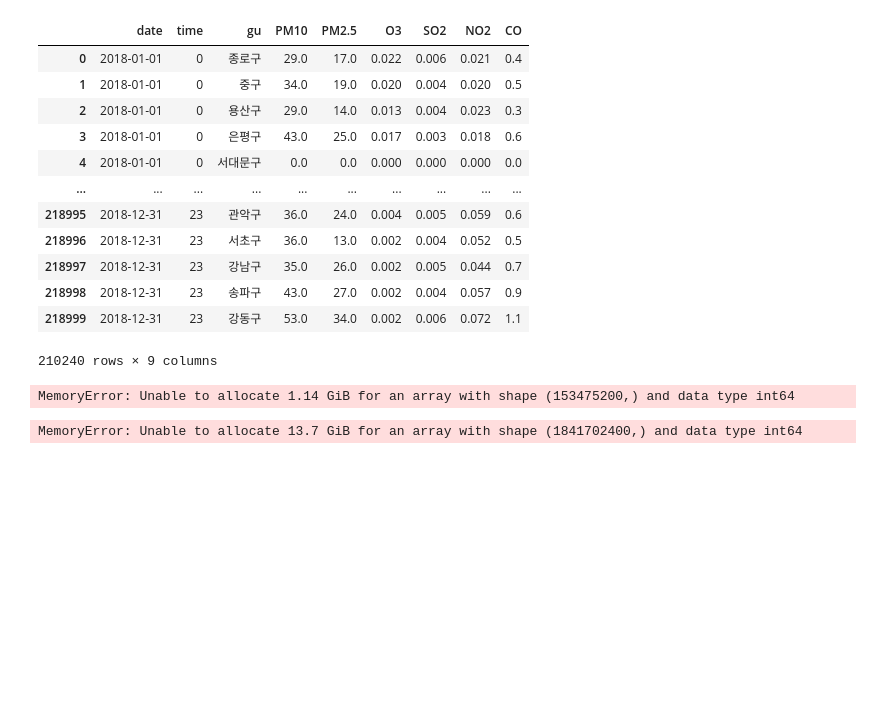
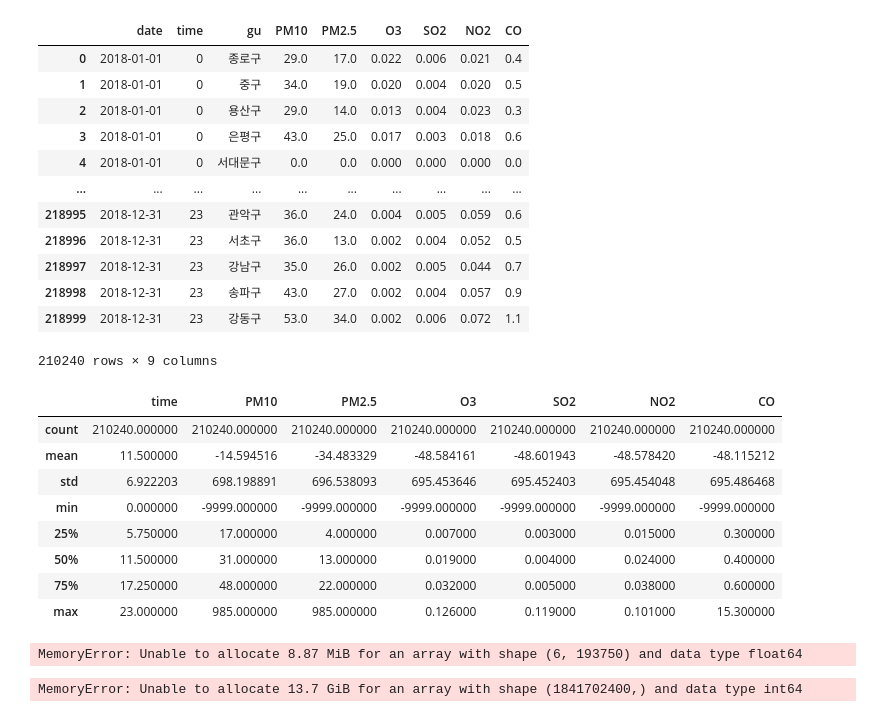
Before and after one commit to je0nh/yd3-MLOps_pj, a Jupyter notebook: ML.ipynb, the cells around one changed output. Saved outputs shown, nothing was run; the diff lists cells and outputs as text; code cells hidden in the pictures; blank space fills up the shorter version.

```diff
--- a/ML.ipynb
+++ b/ML.ipynb
@@ -435,16 +435,45 @@ new_air_df
 | 218998 | 2018-12-31 | 23 | 송파구 | 43.0 | 27.0 | 0.002 | 0.004 | 0.057 | 0.9 |
 | 218999 | 2018-12-31 | 23 | 강동구 | 53.0 | 34.0 | 0.002 | 0.006 | 0.072 | 1.1 |
 210240 rows × 9 columns
-# %%
-import dask.dataframe as dd
-
-df_combined = dd.from_pandas(df_combined, npartitions=10)
-new_air_df = dd.from_pandas(new_air_df, npartitions=10)
-
-train = dd.merge(df_combined, new_air_df, on='gu')
-train = train.compute()
-# %% [output]
-MemoryError: Unable to allocate 1.14 GiB for an array with shape (153475200,) and data type int64
+# %%
+new_air_df.describe()
+# %% [output]
+|  | time | PM10 | PM2.5 | O3 | SO2 | NO2 | CO |
+| count | 210240.000000 | 210240.000000 | 210240.000000 | 210240.000000 | 210240.000000 | 210240.000000 | 210240.000000 |
+| mean | 11.500000 | -14.594516 | -34.483329 | -48.584161 | -48.601943 | -48.578420 | -48.115212 |
+| std | 6.922203 | 698.198891 | 696.538093 | 695.453646 | 695.452403 | 695.454048 | 695.486468 |
+| min | 0.000000 | -9999.000000 | -9999.000000 | -9999.000000 | -9999.000000 | -9999.000000 | -9999.000000 |
+| 25% | 5.750000 | 17.000000 | 4.000000 | 0.007000 | 0.003000 | 0.015000 | 0.300000 |
+| 50% | 11.500000 | 31.000000 | 13.000000 | 0.019000 | 0.004000 | 0.024000 | 0.400000 |
+| 75% | 17.250000 | 48.000000 | 22.000000 | 0.032000 | 0.005000 | 0.038000 | 0.600000 |
+| max | 23.000000 | 985.000000 | 985.000000 | 0.126000 | 0.119000 | 0.101000 | 15.300000 |
+# %%
+import pandas as pd
+
+
+def merge_and_concat( df_combined, new_air_df, on_column, chunk_size=100):
+    result_df = pd.DataFrame()
+
+    for start in range(0, len(df_combined
+), chunk_size):
+        end = start + chunk_size
+        chunk1 = df_combined.iloc[start:end]
+
+        # Adjust the range for df2 to match the length of chunk1
+        chunk2_start = max(0, start - len(new_air_df))
+        chunk2_end = end - len(new_air_df)
+        chunk2 = new_air_df.iloc[chunk2_start:chunk2_end]
+
+        # Perform merge and concatenate
+        merged_chunk = pd.merge(chunk1, chunk2, how='inner', on=on_column)
+        result_df = pd.concat([result_df, merged_chunk], ignore_index=True)
+
+    return result_df
+
+# Example usage:
+result = merge_and_concat(df_combined, new_air_df, on_column='gu')
+# %% [output]
+MemoryError: Unable to allocate 8.87 MiB for an array with shape (6, 193750) and data type float64
 # %%
 train = pd.merge(df_combined,new_air_df,on='gu')
 # %% [output]
```
Also changed, not shown: parts of 1 cell of this notebook.
